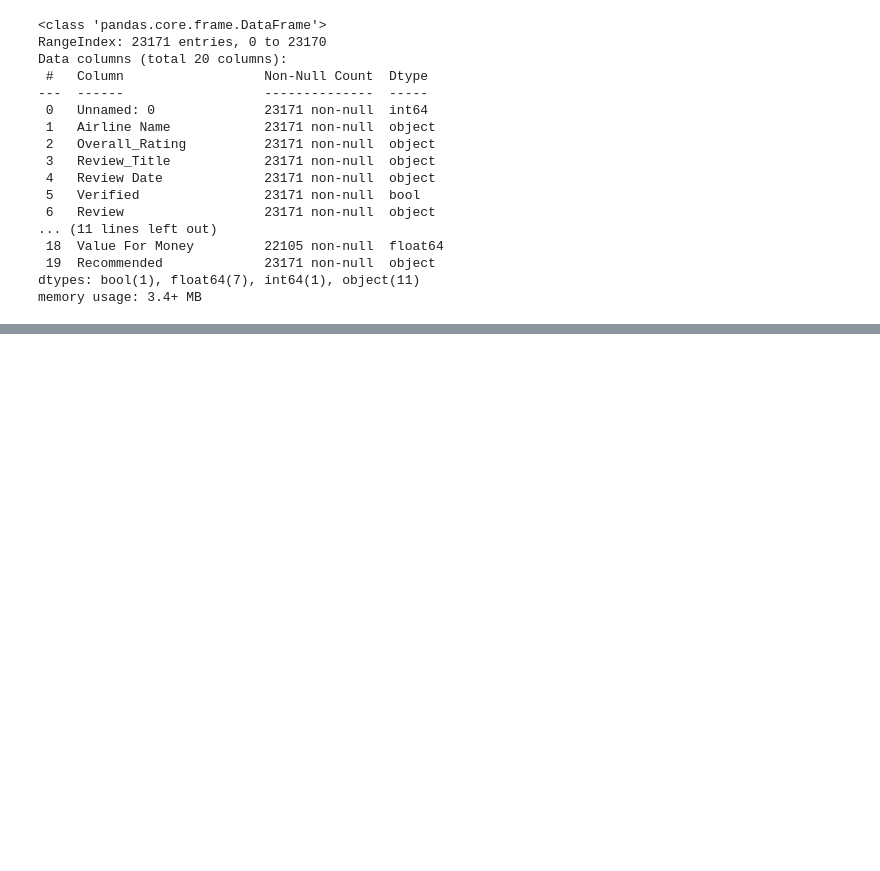
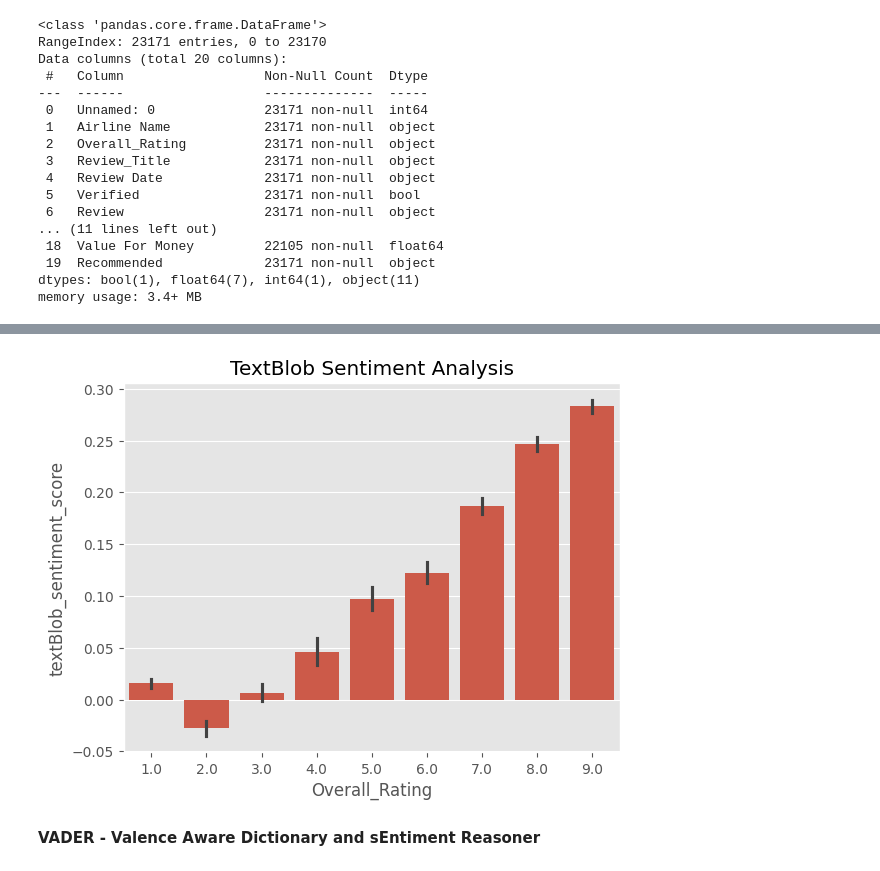
Before and after one commit to Amit-Maharjan/Sentiment-Analysis-on-Airline-Reviews, a Jupyter notebook: Sentiment Analysis on Airline Reviews.ipynb, the cells around one changed output, grey strips where cells are left out. Cells and saved outputs as stored; diff of their text form; code cells hidden in the pictures; blank space fills up the shorter version.

Commit message:
- Preprocessing Completed - Sentiment Analysis: TextBlob Completed - Sentiment Analysis:VADER Completed

```diff
--- a/Sentiment Analysis on Airline Reviews.ipynb
+++ b/Sentiment Analysis on Airline Reviews.ipynb
@@ -61,0 +113,3 @@ memory usage: 3.4+ MB
+# %%
+# Delete redundant columns
+df.drop(columns=["Unnamed: 0", "Review_Title", "Review Date", "Verified", "Aircraft", "Type Of Traveller", "Route", "Date Flown"], inplace=True)
@@ -61,0 +171,3 @@ memory usage: 3.4+ MB
+# %%
+# Converting String Values to Numbers
+df["Overall_Rating"] = pd.to_numeric(df["Overall_Rating"], errors='coerce')
@@ -61,0 +199,7 @@ memory usage: 3.4+ MB
+# %%
+from textblob import TextBlob
+def textBlob_polarity_function(x):
+    blob = TextBlob(x)
+    return blob.sentiment.polarity
+# %%
+df['textBlob_sentiment_score'] = df['preprocessed_review'].apply(textBlob_polarity_function)
@@ -61,0 +216,12 @@ memory usage: 3.4+ MB
+# %%
+import seaborn as sns
+import matplotlib.pyplot as plt
+plt.style.use('ggplot')
+
+ax = sns.barplot(data=df, x='Overall_Rating', y='textBlob_sentiment_score')
+ax.set_title('TextBlob Sentiment Analysis')
+plt.show()
+# %% [output]
+[figure, added]
+# %% [markdown]
+**VADER - Valence Aware Dictionary and sEntiment Reasoner**
```
Also changed, not shown: parts of 25 cells of this notebook.
